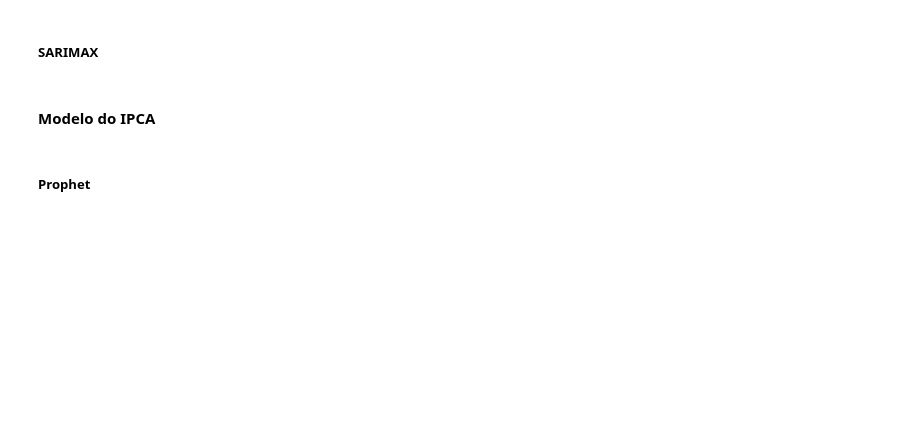
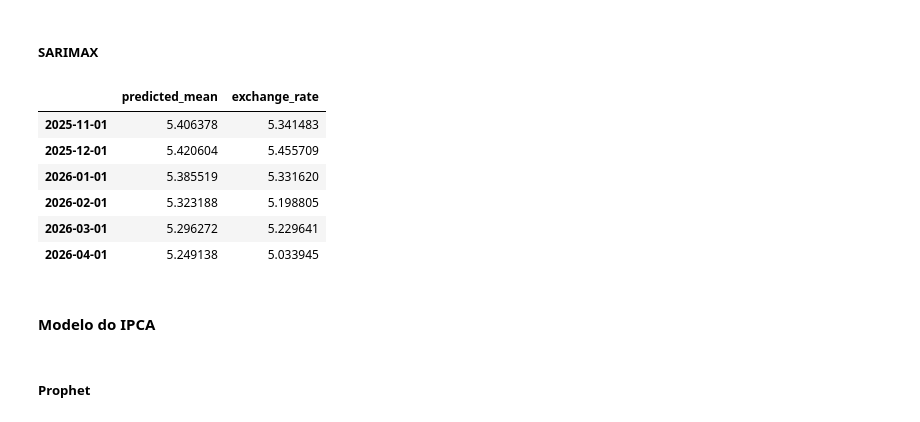
Before and after one commit to vitorrdrgs/trabalho_icd, a Jupyter notebook: models.ipynb, the cells around one changed output. Cells and saved outputs as stored; diff of their text form; code cells hidden in the pictures; blank space fills up the shorter version.

```diff
--- a/models.ipynb
+++ b/models.ipynb
@@ -131,8 +164,26 @@ display(pd.concat([df_prophet_test_exchange['y'], forecast_exchange['yhat']], ax
 # %% [markdown]
 ##### SARIMAX
 # %%
-model, info_exchange_sarimax, best_value_exchange_sarimax = generate_sarimax_model(train_ex['exchange_rate'], test_ex['exchange_rate'], None, None, n_trials, metrica_erro, tolerancia_exog)
+model_exchange_sarimax, info_exchange_sarimax, best_value_exchange_sarimax = mg.generate_sarimax_model(
+    df_exog_train['exchange_rate'],
+    df_exog_test['exchange_rate'],
+    None,
+    None,
+    config.n_trials_exog,
+    config.metrica_erro,
+    config.tolerancia_exog
+)
 
-results = model.fit(disp=False)
+model_exchange_sarimax_fit = model_exchange_sarimax.fit(disp=False)
 
-forecasts_ex_sarimax = results.forecast(steps=len(test_ex['exchange_rate']))
+forecasts_exchange_sarimax = model_exchange_sarimax_fit.forecast(steps=len(df_exog_test['exchange_rate']))
+
+display(pd.concat([forecasts_exchange_sarimax, df_exog_test['exchange_rate']], axis=1))
+# %% [output]
+|  | predicted_mean | exchange_rate |
+| 2025-11-01 | 5.406378 | 5.341483 |
+| 2025-12-01 | 5.420604 | 5.455709 |
+| 2026-01-01 | 5.385519 | 5.331620 |
+| 2026-02-01 | 5.323188 | 5.198805 |
+| 2026-03-01 | 5.296272 | 5.229641 |
+| 2026-04-01 | 5.249138 | 5.033945 |
```
Also changed, not shown: parts of 25 cells of this notebook, 3 other files.
